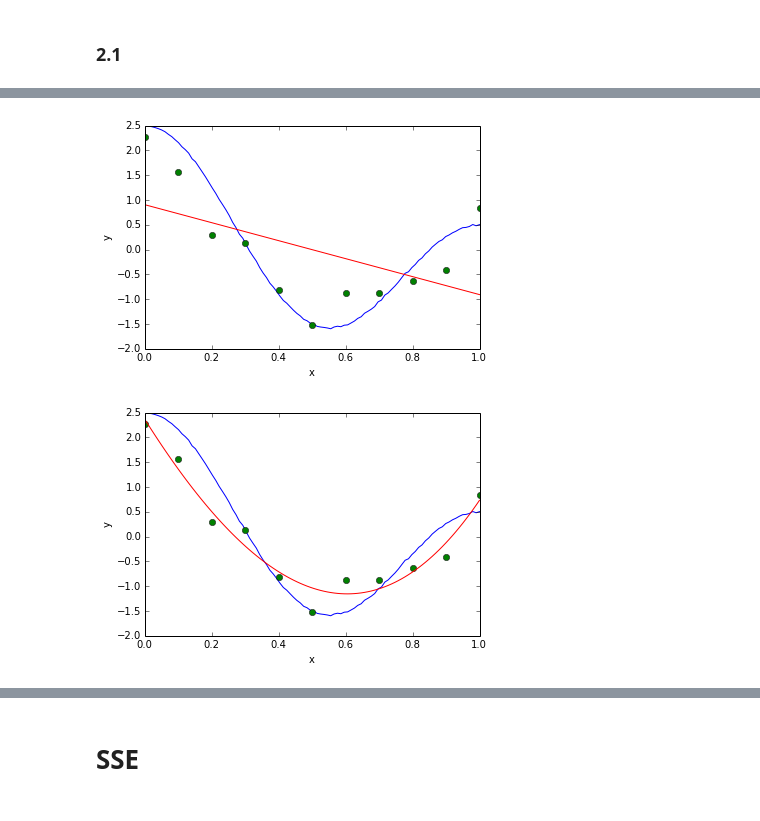
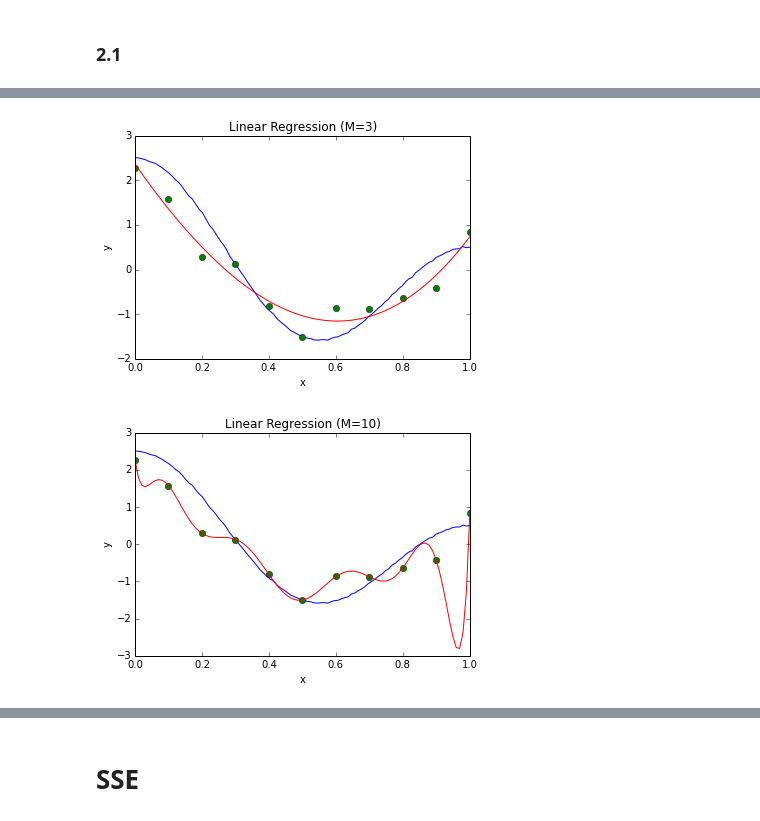
Before and after one commit to Divyagash/Class-6, a Jupyter notebook: PythonFiles/HW1.ipynb, the cells around one changed output, grey strips where cells are left out. Drawn from its saved outputs; the diff is of its cells as text; code cells hidden in the pictures.

```diff
--- a/PythonFiles/HW1.ipynb
+++ b/PythonFiles/HW1.ipynb
@@ -381,0 +426,7 @@ array([  0.5032541 ,  -2.3367948 ,  -6.31670032,   6.81230107,
+# %%
+a = np.inner(X[0,],sp) - y[0]
+print X[0,]
+nu = np.linalg.norm(2*np.transpose(X[0,])*a)
+eta = (1./((2+1)*nu))**0.9
+print sp - eta*nu
+print sp
@@ -602,18 +660,22 @@ plt.show()
 # %%
 plt.plot(xtrue,ytrue)
 plt.plot(X,Y,'o')
-plt.plot(xtrue,fValue1)
+plt.plot(xtrue,fValue3)
 plt.xlabel('x')
 plt.ylabel('y')
-plt.show()
+plt.title('Linear Regression (M=3)')
+#plt.show()
+pl.savefig('../ImageFiles/HW1/PolyBasis3.pdf')
 # %% [output]
-[figure, old version]
+[figure, new version]
 # %%
 plt.plot(xtrue,ytrue)
 plt.plot(X,Y,'o')
-plt.plot(xtrue,fValue3)
+plt.plot(xtrue,fValue10)
 plt.xlabel('x')
 plt.ylabel('y')
-plt.show()
+plt.title('Linear Regression (M=10)')
+#plt.show()
+pl.savefig('../ImageFiles/HW1/PolyBasis10.pdf')
 # %% [output]
-[figure, old version]
+[figure, new version]
```
Also changed, not shown: parts of 25 cells of this notebook.
